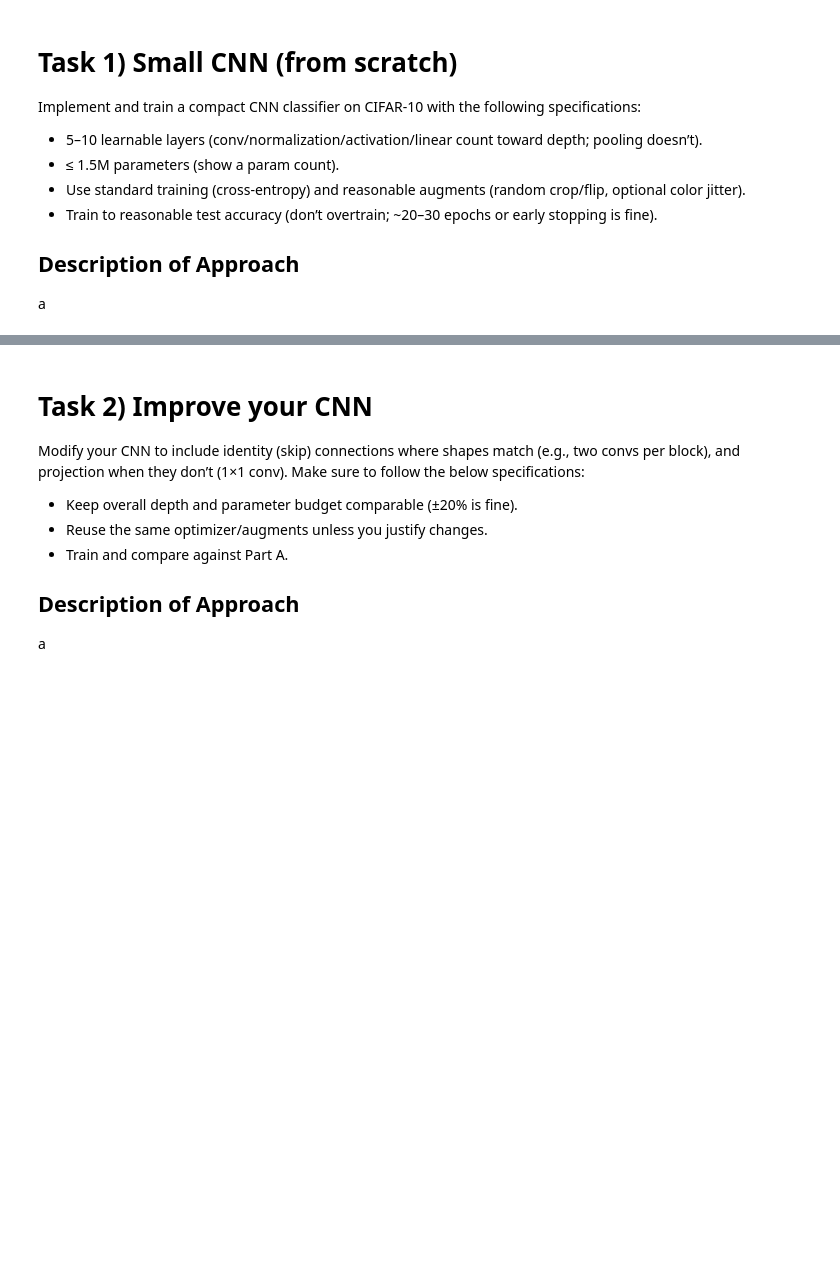
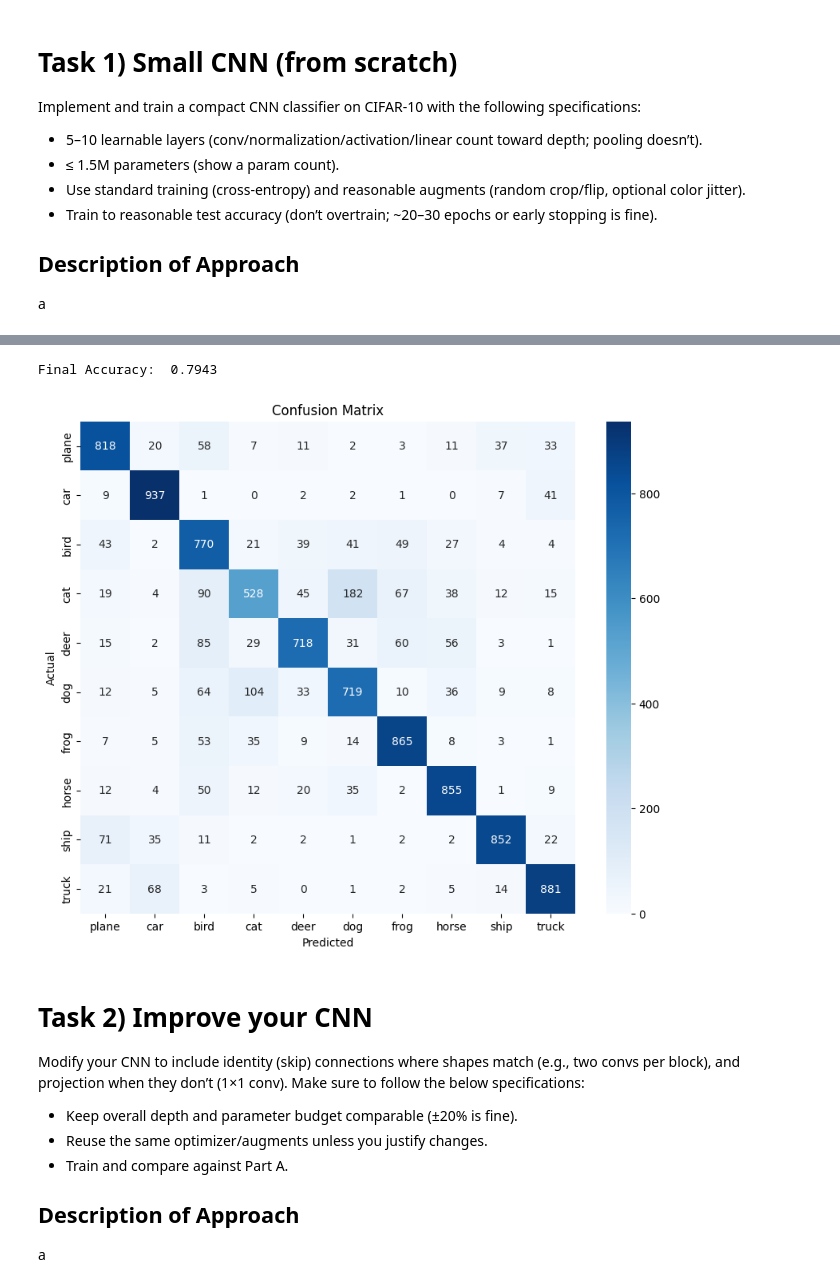
Before and after one commit to jmurrah/COMP-5970, a Jupyter notebook: assignment4/assignment4.ipynb, the cells around one changed output, grey strips where cells are left out. Cells and saved outputs as stored; diff of their text form; code cells hidden in the pictures; blank space fills up the shorter version.

```diff
--- a/assignment4/assignment4.ipynb
+++ b/assignment4/assignment4.ipynb
@@ -234,3 +298,37 @@ criterion1 = nn.CrossEntropyLoss()
+# %%
+# final test accuracy & confusion matrix
+all_preds, all_labels = [], []
+with torch.no_grad():
+    for images, labels in test_loader:
+        images = images.to(device)
+        labels = labels.to(device)
+
+        logits = model1(images)
+        preds = torch.argmax(logits, dim=1)
+
+        all_preds.extend(preds.cpu().numpy())
+        all_labels.extend(labels.cpu().numpy())
+
+final_acc = np.mean(np.array(all_preds) == np.array(all_labels))
+print("Final Accuracy: ", final_acc)
+
+cm = confusion_matrix(all_labels, all_preds)
+plt.figure(figsize=(10, 8))
+sns.heatmap(
+    cm,
+    annot=True,
+    fmt='d',
+    cmap='Blues',
+    xticklabels=CIFAR_CLASSES,
+    yticklabels=CIFAR_CLASSES
+)
+plt.title('Confusion Matrix')
+plt.xlabel('Predicted')
+plt.ylabel('Actual')
+plt.show()
+# %% [output]
+Final Accuracy:  0.7943
+[figure, added]
 # %% [markdown]
 # Task 2) Improve your CNN
 Modify your CNN to include identity (skip) connections where shapes
```
Also changed, not shown: parts of 16 cells of this notebook, 1 other file.
